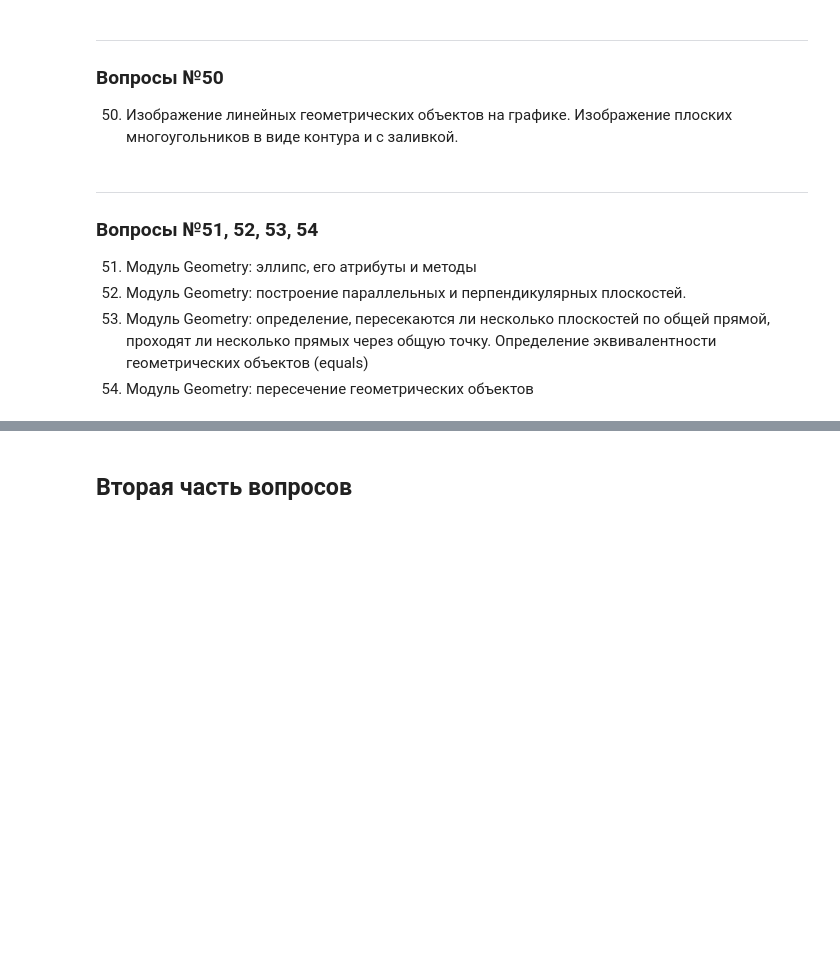
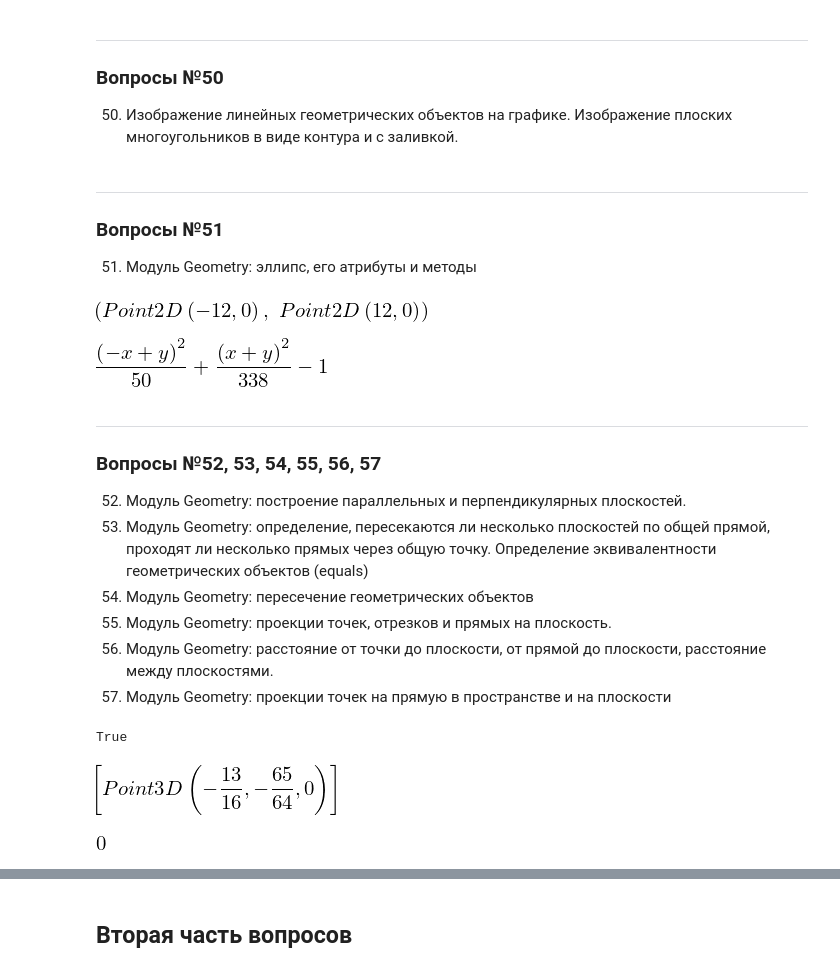
Before and after one commit to Vakosta/hse_tex, a Jupyter notebook: MathWorkshop/AlgebraCrib.ipynb, the cells around one changed output, grey strips where cells are left out. Drawn from its saved outputs; the diff is of its cells as text; code cells hidden in the pictures; blank space fills up the shorter version.

```diff
--- a/MathWorkshop/AlgebraCrib.ipynb
+++ b/MathWorkshop/AlgebraCrib.ipynb
@@ -662,10 +662,56 @@ PointsXY = [item.intersection(XY)[0] for item in Rays]
 ---
 ### Вопросы №50
 50. Изображение линейных геометрических объектов на графике. Изображение плоских многоугольников в виде контура и с заливкой.
+# %% [markdown]
+---
+### Вопросы №51
+51. Модуль Geometry: эллипс, его атрибуты и методы
+# %%
+# Задание эллипса
+# Параметры — центр, горизонтальная полуось, вертикальная полуось
+Ell = sp.Ellipse(sp.Point(0, 0), 13, 5)
+
+# Параметры — центр, горизонтальная полуось, эксцентриситет
+Ell2 = sp.Ellipse(sp.Point(3, 1), hradius=13, eccentricity=sp.S(12) / 13)
+# %%
+# Атрибуты эллипса
+Ell.center  # Центр
+Ell.hradius  # Горизонтальная полуось
+Ell.vradius  # Вертикальная полуось
+Ell.area  # Площадь
+Ell.circumference  # Длина дуги
+Ell.eccentricity  # Эксцентриситет
+Ell.periapsis  # Перифокусное расстояние
+Ell.apoapsis  # Апофокусное расстояние
+Ell.focus_distance  # Фокусное расстояние (половина расстояния между фокусами)
+Ell.foci  # Фокусы
+# %% [output]
+[figure, added]
+# %%
+# Методы эллипса
+Ell.encloses_point(A)  # Является ли внутренней точкой эллипса
+Ell.equation(_slope=1)  # Уравнение (с возможностью задать поворот)
+# %% [output]
+[figure, added]
 # %% [markdown]
 ---
-### Вопросы №51, 52, 53, 54
-51. Модуль Geometry: эллипс, его атрибуты и методы
+### Вопросы №52, 53, 54, 55, 56, 57
 52. Модуль Geometry: построение параллельных и перпендикулярных плоскостей.
 53. Модуль Geometry: определение, пересекаются ли несколько плоскостей по общей прямой, проходят ли несколько прямых через общую точку. Определение эквивалентности геометрических объектов (equals)
 54. Модуль Geometry: пересечение геометрических объектов
+55. Модуль Geometry: проекции точек, отрезков и прямых на плоскость.
+56. Модуль Geometry: расстояние от точки до плоскости, от прямой до плоскости, расстояние между плоскостями.
+57. Модуль Geometry: проекции точек на прямую в пространстве и на плоскости
+# %%
+sp.Plane.are_concurrent(ABC, ABC, ABC)  # Имеют ли плоскости общую прямую
+ABC.equals(ABC)  # Идентичны ли две плоскости
+# %% [output]
+True
+# %%
+AD.intersection(ABC)  # Пересечение геометрических объектов
+# %% [output]
+[figure, added]
+# %%
+ABC.distance(BCD)  # Расстояние между геометрическими объектами
+# %% [output]
+[figure, added]
```
Also changed, not shown: parts of 4 cells of this notebook, 7 other files.
